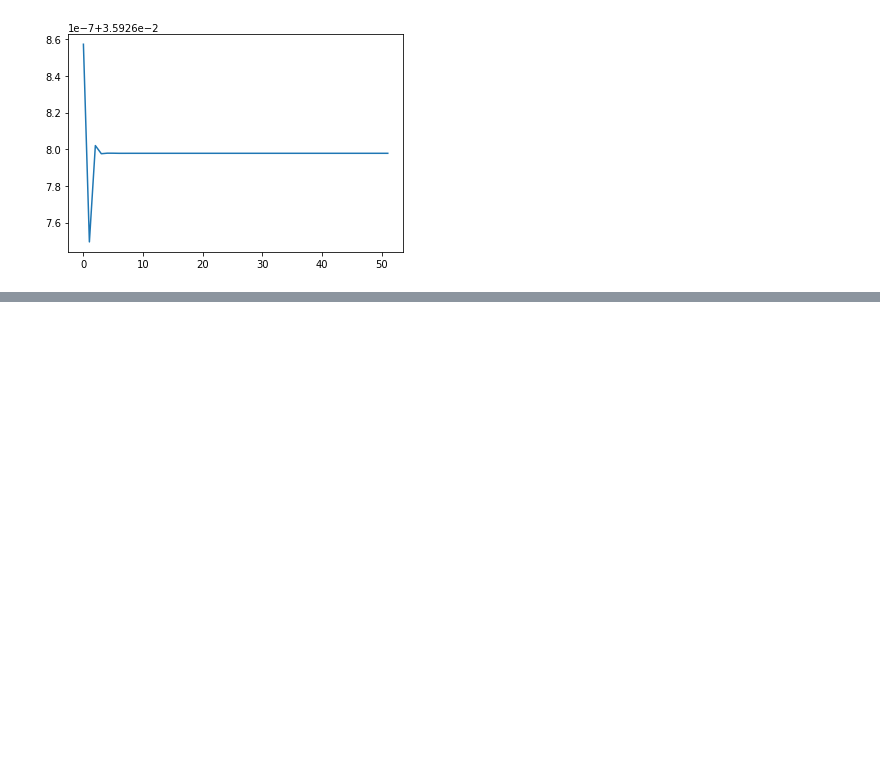
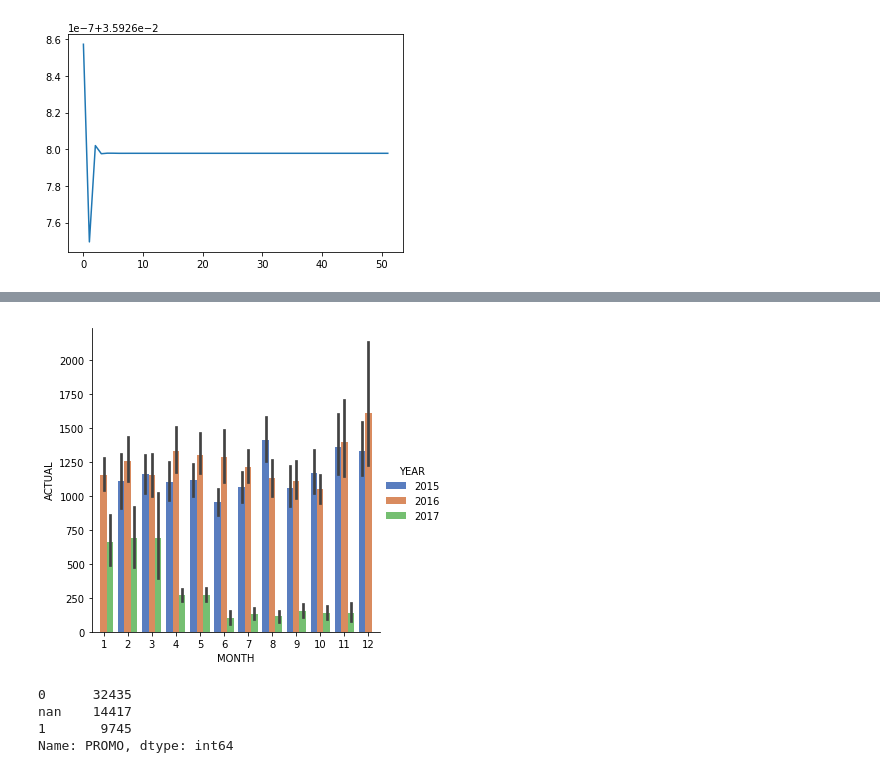
Before and after one commit to antonlagunov1623/ITechArt_lab, a Jupyter notebook: task1.ipynb, the cells around one changed output, grey strips where cells are left out. Drawn from its saved outputs; the diff is of its cells as text; code cells hidden in the pictures; blank space fills up the shorter version.

```diff
--- a/task1.ipynb
+++ b/task1.ipynb
@@ -1002,0 +1077,10 @@ plt.plot(prediction);
+# %%
+take_home['YEAR'] = [d.year for d in take_home['WEEK']]
+take_home['MONTH'] = [d.month for d in take_home['WEEK']]
+take_home['DAY'] = [d.day for d in take_home['WEEK']]
+# %%
+take_home['SEG'] = take_home['SEG'].replace(seg_dic)
+# %%
+take_home['ACTUAL'] = take_home['ACTUAL'].apply(lambda x: replace_negative(x))
+# %%
+take_home['PROMO'] = take_home['PROMO'].replace(promo_dic)
@@ -1002,0 +1096,11 @@ plt.plot(prediction);
+# %%
+sns.catplot(x='MONTH', y='ACTUAL', hue='YEAR', data=take_home, kind='bar', palette='muted');
+# %% [output]
+[figure, added]
+# %%
+take_home['PROMO'].value_counts()
+# %% [output]
+0      32435
+nan    14417
+1       9745
+Name: PROMO, dtype: int64
```
Also changed, not shown: parts of 48 cells of this notebook.
